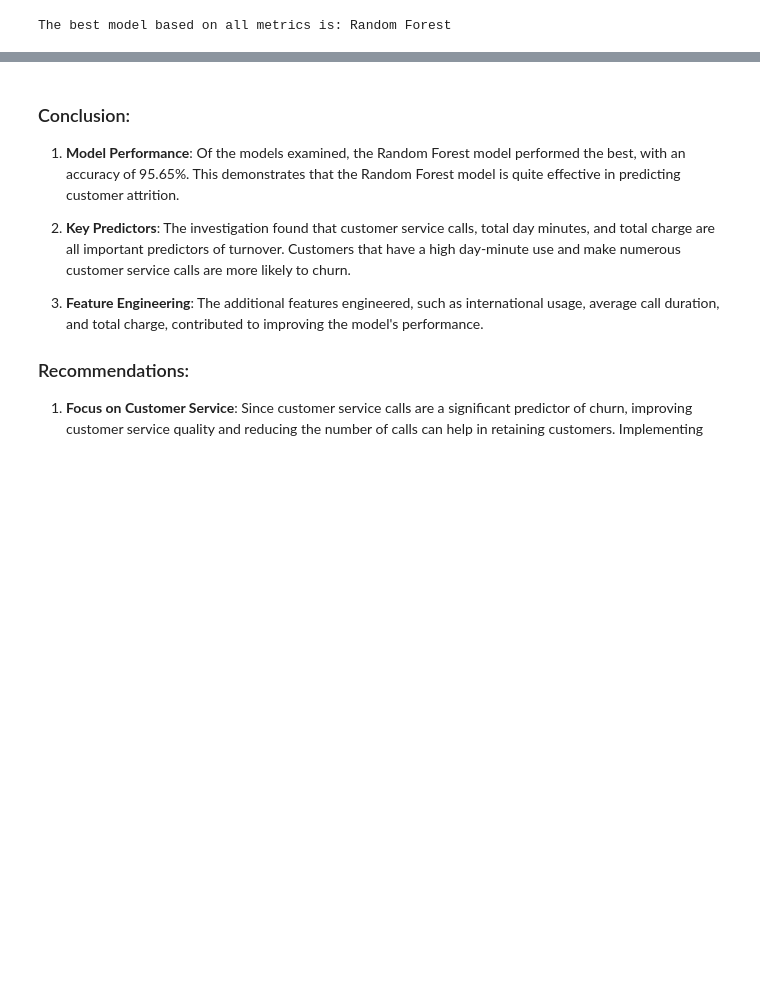
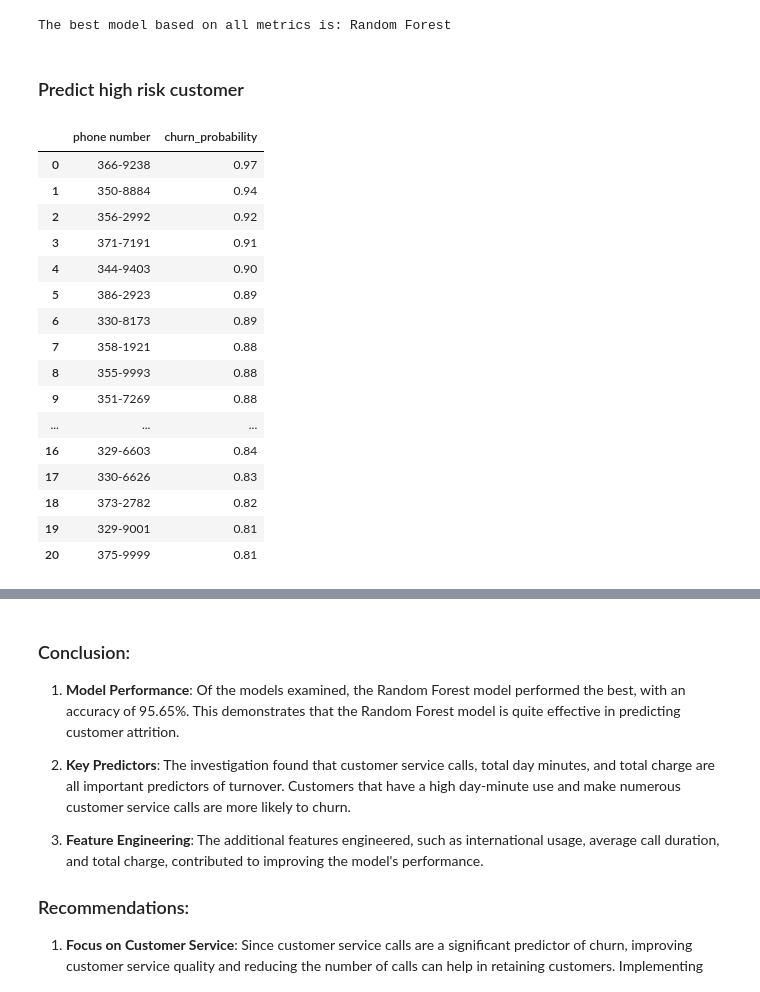
Before and after one commit to clivethiongo/PHASE-3-PROJECT, a Jupyter notebook: PHASE 3 MODEL CLASSIFICATION CHURN REPORT.ipynb, the cells around one changed output, grey strips where cells are left out. Drawn from its saved outputs; the diff is of its cells as text; code cells hidden in the pictures; blank space fills up the shorter version.

```diff
--- a/PHASE 3 MODEL CLASSIFICATION CHURN REPORT.ipynb
+++ b/PHASE 3 MODEL CLASSIFICATION CHURN REPORT.ipynb
@@ -530,3 +582,40 @@ best_model_name = summary_table.loc[best_model_index, 'Model']
 print(f"The best model based on all metrics is: {best_model_name}")
 # %% [output]
 The best model based on all metrics is: Random Forest
+# %% [markdown]
+### Predict high risk customer
+# %%
+rf_probabilities = rf_model.predict_proba(X_test)[:, 1]
+
+#set_threshold = 0.8
+
+high_risk_threshold = 0.8
+high_risk_customers = X_test[rf_probabilities > high_risk_threshold]
+
+
+high_risk_customers_df = pd.DataFrame(high_risk_customers, columns=X.columns)
+
+
+high_risk_customers_df['phone number'] = df.loc[high_risk_customers_df.index, 'phone number']
+high_risk_customers_df['churn_probability'] = rf_probabilities[rf_probabilities > high_risk_threshold]
+
+
+high_risk_customers_df[['phone number', 'churn_probability']].sort_values(by='churn_probability', ascending=False).head(50).reset_index(drop=True)
+# %% [output]
+|  | phone number | churn_probability |
+| 0 | 366-9238 | 0.97 |
+| 1 | 350-8884 | 0.94 |
+| 2 | 356-2992 | 0.92 |
+| 3 | 371-7191 | 0.91 |
+| 4 | 344-9403 | 0.90 |
+| 5 | 386-2923 | 0.89 |
+| 6 | 330-8173 | 0.89 |
+| 7 | 358-1921 | 0.88 |
+| 8 | 355-9993 | 0.88 |
+| 9 | 351-7269 | 0.88 |
+| ... | ... | ... |
+| 16 | 329-6603 | 0.84 |
+| 17 | 330-6626 | 0.83 |
+| 18 | 373-2782 | 0.82 |
+| 19 | 329-9001 | 0.81 |
+| 20 | 375-9999 | 0.81 |
```
Also changed, not shown: parts of 15 cells of this notebook, 1 other file.
